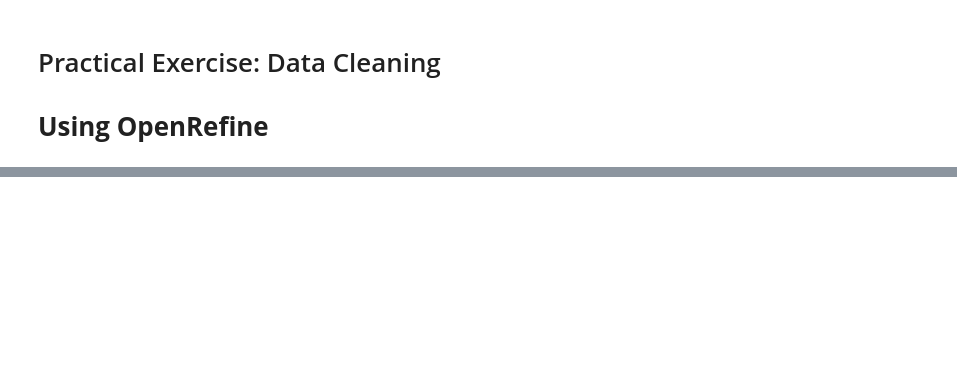
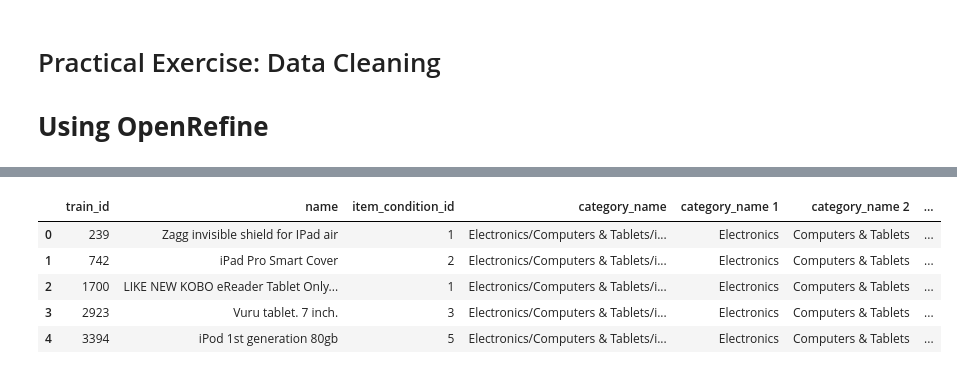
Before and after one commit to falawar7/AAI614_ELAWAR, a Jupyter notebook: Week3/Faisal_Elawar_Practical_Exercise_Data_Cleaning.ipynb, the cells around one changed output, grey strips where cells are left out. Saved outputs shown, nothing was run; the diff lists cells and outputs as text; code cells hidden in the pictures; blank space fills up the shorter version.

```diff
--- a/Week3/Faisal_Elawar_Practical_Exercise_Data_Cleaning.ipynb
+++ b/Week3/Faisal_Elawar_Practical_Exercise_Data_Cleaning.ipynb
@@ -67,0 +84,9 @@ df
+# %%
+df2.head()
+# %% [output]
+|  | train_id | name | item_condition_id | category_name | category_name 1 | category_name 2 | ... |
+| 0 | 239 | Zagg invisible shield for IPad air | 1 | Electronics/Computers & Tablets/i... | Electronics | Computers & Tablets | ... |
+| 1 | 742 | iPad Pro Smart Cover | 2 | Electronics/Computers & Tablets/i... | Electronics | Computers & Tablets | ... |
+| 2 | 1700 | LIKE NEW KOBO eReader Tablet Only... | 1 | Electronics/Computers & Tablets/i... | Electronics | Computers & Tablets | ... |
+| 3 | 2923 | Vuru tablet. 7 inch. | 3 | Electronics/Computers & Tablets/i... | Electronics | Computers & Tablets | ... |
+| 4 | 3394 | iPod 1st generation 80gb | 5 | Electronics/Computers & Tablets/i... | Electronics | Computers & Tablets | ... |
```
Also changed, not shown: parts of 12 cells of this notebook.
